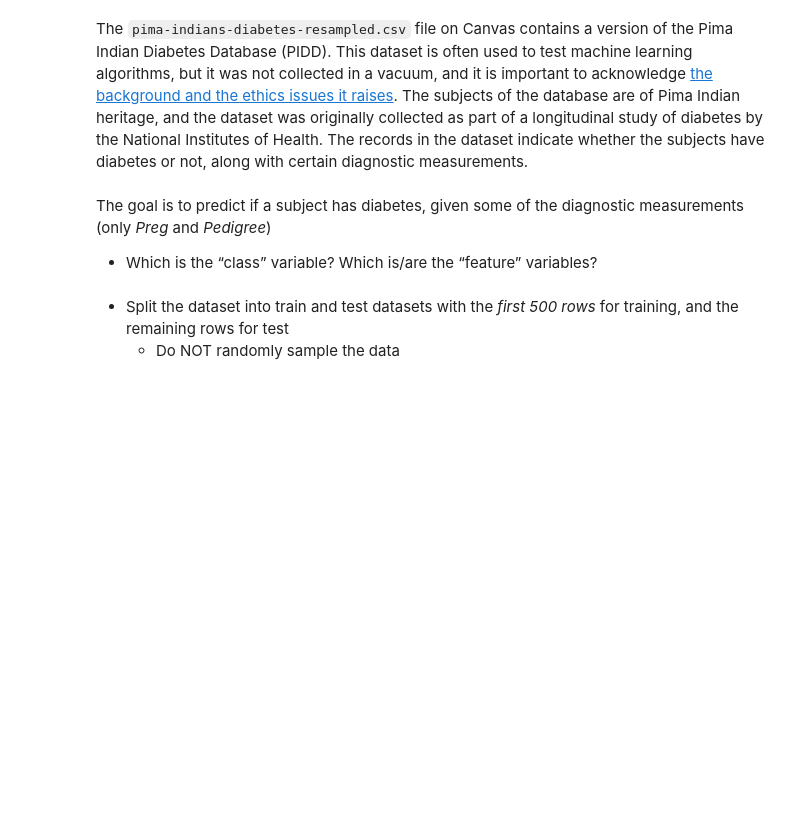
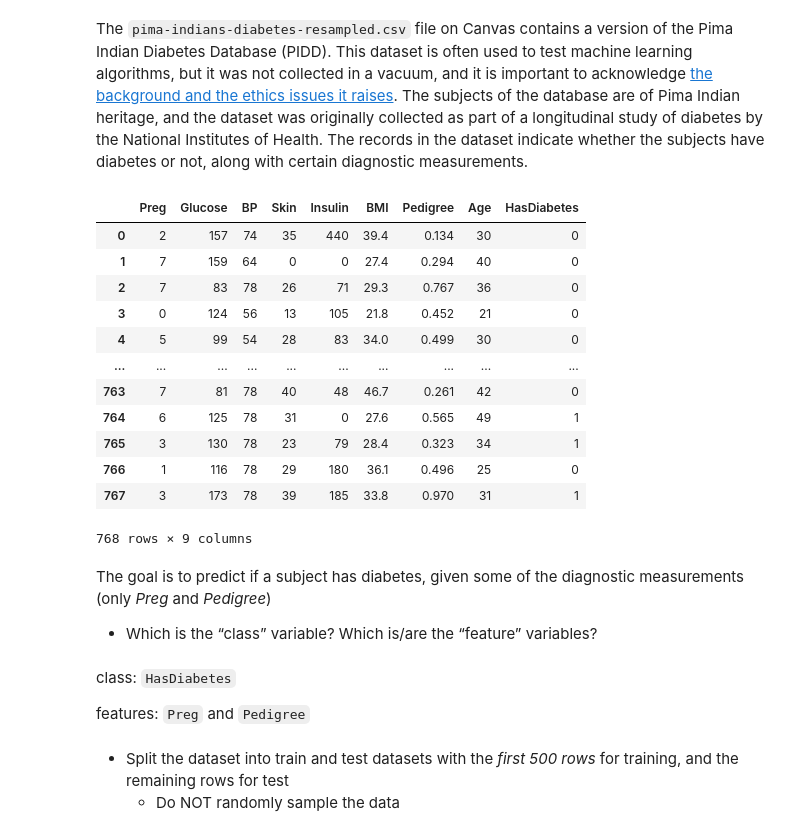
Before and after one commit to Avelez164/Data-Science-Big-Data, a Jupyter notebook: knn.ipynb, the cells around one changed output. Drawn from its saved outputs; the diff is of its cells as text; code cells hidden in the pictures; blank space fills up the shorter version.

```diff
--- a/knn.ipynb
+++ b/knn.ipynb
@@ -93,10 +93,30 @@ import pandas as pd
 pima_indians_diabetes = pd.read_csv(
     "https://raw.githubusercontent.com/ProfAvery/cpsc375-classwork/refs/heads/main/datasets/pima-indians-diabetes-resampled.csv"
 )
+# %%
+pima_indians_diabetes
+# %% [output]
+|  | Preg | Glucose | BP | Skin | Insulin | BMI | Pedigree | Age | HasDiabetes |
+| 0 | 2 | 157 | 74 | 35 | 440 | 39.4 | 0.134 | 30 | 0 |
+| 1 | 7 | 159 | 64 | 0 | 0 | 27.4 | 0.294 | 40 | 0 |
+| 2 | 7 | 83 | 78 | 26 | 71 | 29.3 | 0.767 | 36 | 0 |
+| 3 | 0 | 124 | 56 | 13 | 105 | 21.8 | 0.452 | 21 | 0 |
+| 4 | 5 | 99 | 54 | 28 | 83 | 34.0 | 0.499 | 30 | 0 |
+| ... | ... | ... | ... | ... | ... | ... | ... | ... | ... |
+| 763 | 7 | 81 | 78 | 40 | 48 | 46.7 | 0.261 | 42 | 0 |
+| 764 | 6 | 125 | 78 | 31 | 0 | 27.6 | 0.565 | 49 | 1 |
+| 765 | 3 | 130 | 78 | 23 | 79 | 28.4 | 0.323 | 34 | 1 |
+| 766 | 1 | 116 | 78 | 29 | 180 | 36.1 | 0.496 | 25 | 0 |
+| 767 | 3 | 173 | 78 | 39 | 185 | 33.8 | 0.970 | 31 | 1 |
+768 rows × 9 columns
 # %% [markdown]
 The goal is to predict if a subject has diabetes, given some of the diagnostic measurements (only *Preg* and *Pedigree*)
 
 * Which is the “class” variable? Which is/are the “feature” variables?
+# %% [markdown]
+class: `HasDiabetes`
+
+features: `Preg` and `Pedigree`
 # %% [markdown]
 * Split the dataset into train and test datasets with the *first 500 rows* for training, and the remaining rows for test
   - Do NOT randomly sample the data
```
Also changed, not shown: parts of 5 cells of this notebook.
